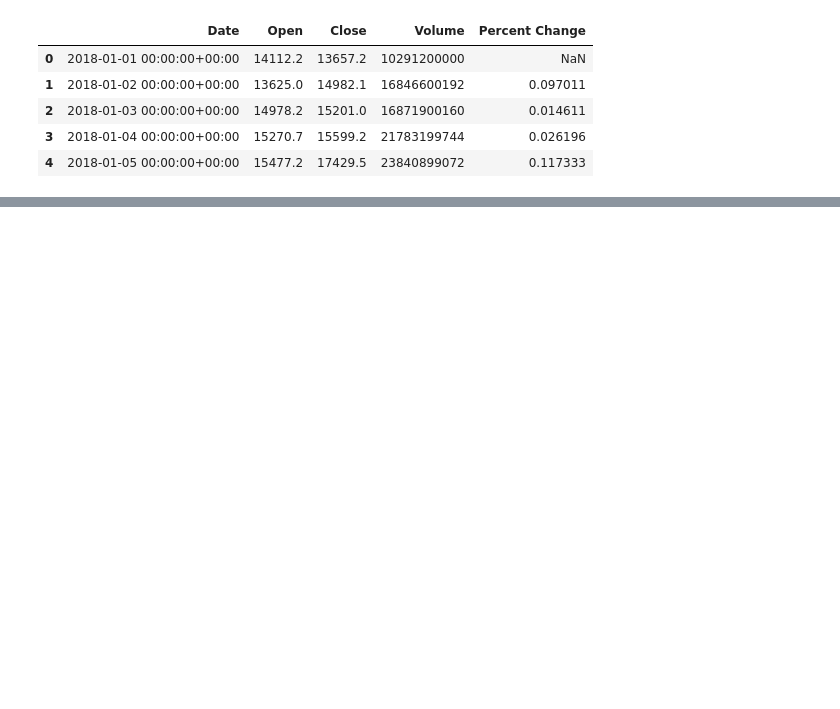
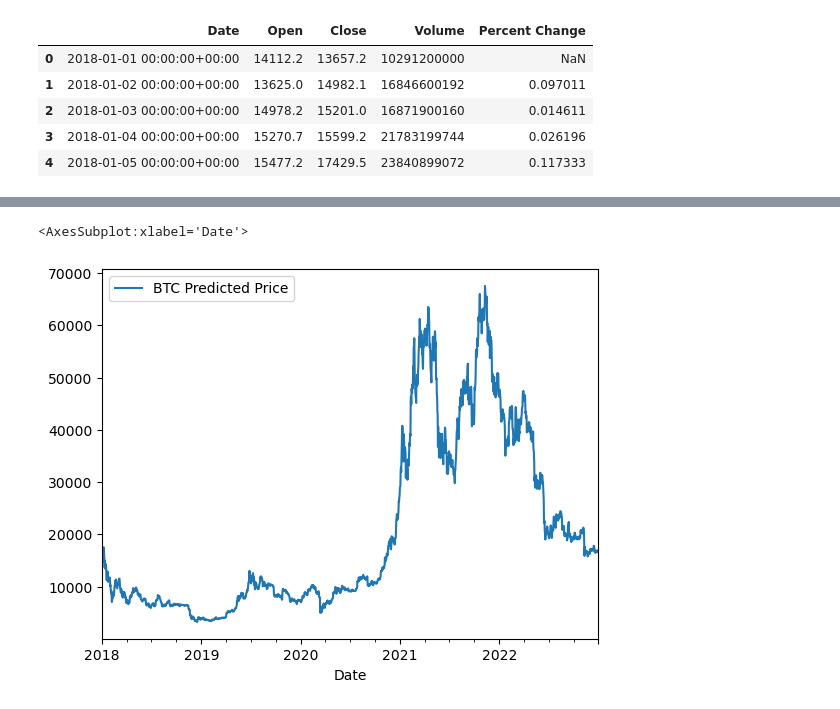
Before and after one commit to Olegreg762/Group_Project_2, a Jupyter notebook: BTC_ETH_predict.ipynb, the cells around one changed output, grey strips where cells are left out. Drawn from its saved outputs; the diff is of its cells as text; code cells hidden in the pictures; blank space fills up the shorter version.

```diff
--- a/BTC_ETH_predict.ipynb
+++ b/BTC_ETH_predict.ipynb
@@ -77,6 +69,6 @@ y
 # %%
 X_train, X_test, y_train, y_test = train_test_split(X, y, test_size=.25, random_state=42)
 # %%
-from xgboost import XGBRegressor
-model = XGBRegressor(n_estimators=10)
+from sklearn.kernel_ridge import KernelRidge
+kr = KernelRidge()
 # %%
@@ -86,0 +78,11 @@ Error:
+# %%
+pred_btc = kr.predict(X)
+# %%
+btc_pred = crypto_btc.copy()
+btc_pred['BTC Predicted Price'] = pred_btc
+btc_pred.plot(
+    x='Date',
+    y='BTC Predicted Price')
+# %% [output]
+<AxesSubplot:xlabel='Date'>
+[figure, added]
```
Also changed, not shown: parts of 5 cells of this notebook.
